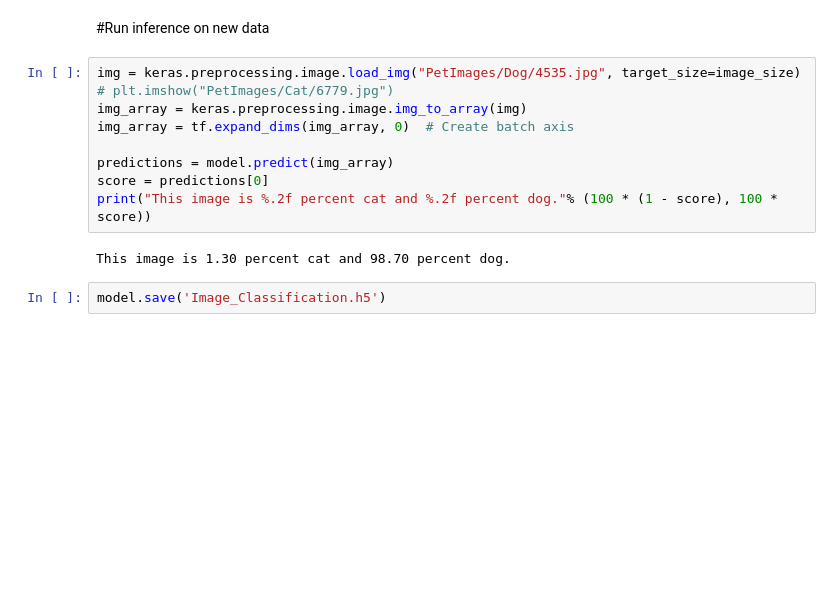
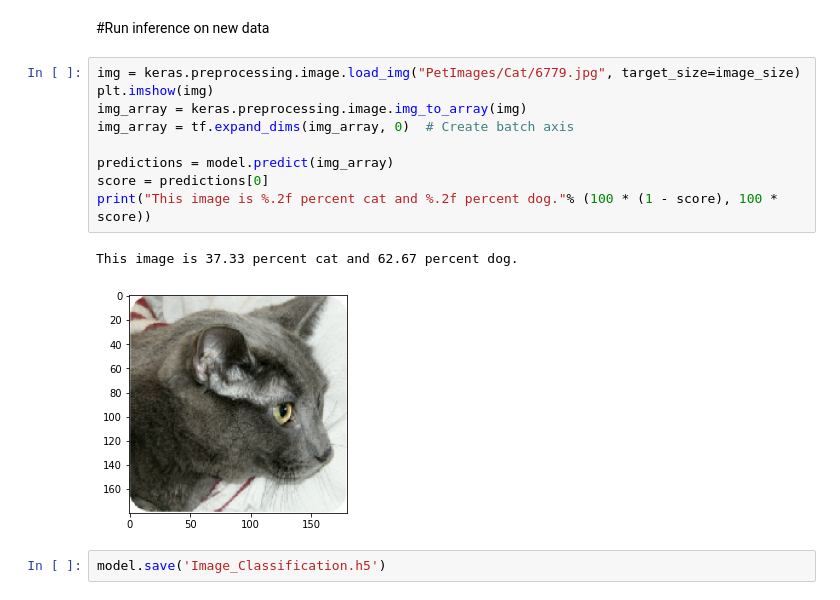
Before and after one commit to bhanupratapsinghcs/image_classification_using_keras, a Jupyter notebook: Image_classification_using_keras.ipynb, the cells around one changed output. Saved outputs shown, nothing was run; the diff lists cells and outputs as text; blank space fills up the shorter version.

```diff
--- a/Image_classification_using_keras.ipynb
+++ b/Image_classification_using_keras.ipynb
@@ -219,15 +219,16 @@ Epoch 10/10
 # %% [markdown]
 #Run inference on new data
 # %%
-img = keras.preprocessing.image.load_img("PetImages/Dog/4535.jpg", target_size=image_size)
-# plt.imshow("PetImages/Cat/6779.jpg")
+img = keras.preprocessing.image.load_img("PetImages/Cat/6779.jpg", target_size=image_size)
+plt.imshow(img)
 img_array = keras.preprocessing.image.img_to_array(img)
 img_array = tf.expand_dims(img_array, 0)  # Create batch axis
 
 predictions = model.predict(img_array)
 score = predictions[0]
 print("This image is %.2f percent cat and %.2f percent dog."% (100 * (1 - score), 100 * score))
 # %% [output]
-This image is 1.30 percent cat and 98.70 percent dog.
+This image is 37.33 percent cat and 62.67 percent dog.
+[figure, added]
 # %%
 model.save('Image_Classification.h5')
```
